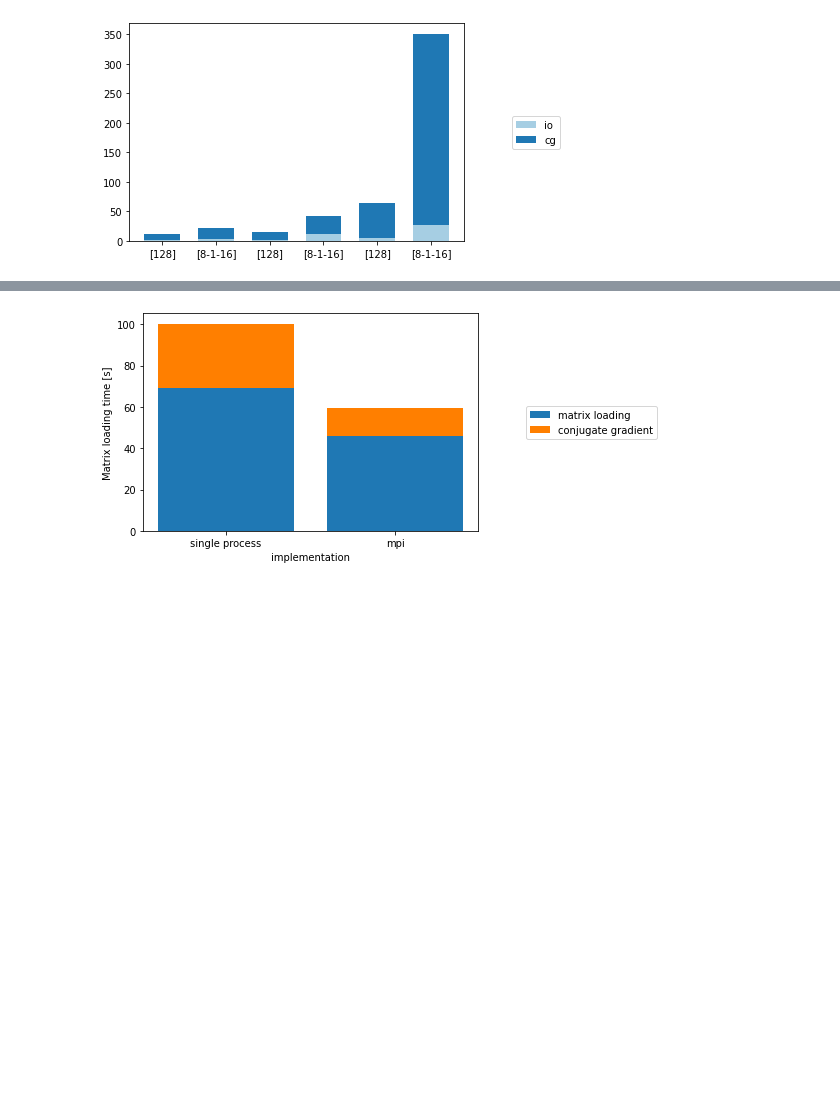
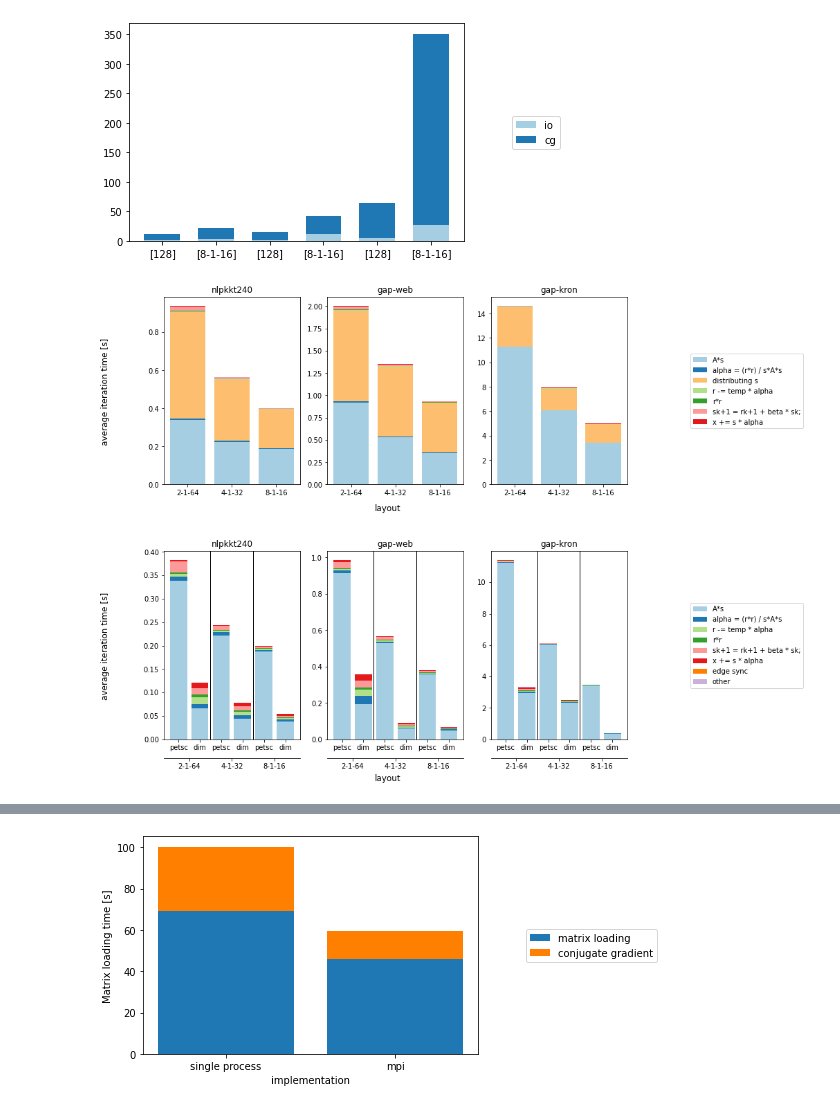
Before and after one commit to rurabori/diploma_research, a Jupyter notebook: scripts/data_analysis/graphs.ipynb, the cells around one changed output, grey strips where cells are left out. Cells and saved outputs as stored; diff of their text form; code cells hidden in the pictures; blank space fills up the shorter version.

Commit message:
Add benchmarks with PETSc.

```diff
--- a/scripts/data_analysis/graphs.ipynb
+++ b/scripts/data_analysis/graphs.ipynb
@@ -454,3 +459,61 @@ lgd = fig.legend(
 # %% [output]
 [2]
 [figure]
+# %%
+
+def load_p_stats(mat):
+    mat_dir = Path(f'../../resources/benchmark_data/cg_petsc/{mat}')
+    return {layout: normalize(load_mpi_stats_impl(f'cg_petsc/{mat}/{layout}'))
+            for layout in map(lambda path: path.parts[-1], mat_dir.glob('*'))}
+
+
+def plot_p_one(ax, name, ds, layouts={'2-1-64', '4-1-32', '8-1-16'}):
+    layouts = sorted(layouts, key=lambda x: [*map(int, x.split('-'))])
+    ax.set_title(name)
+    for i, layout in enumerate(layouts):
+        ds_l = ds[layout]
+        ds_r = cg_dim_ds[name][layout]
+
+        del ds_l['cg']['steps']['distributing s']
+        plot_one(ax, ds_l, 1 * i)
+
+
+        del ds_r['cg']['steps']['distributing s']
+        plot_one(ax, ds_r, 1 * i + 0.5)
+
+    ax.set_xticks(np.arange(len(layouts) * 2) * 0.5, ['petsc', 'dim'] * 3)
+
+    for x in np.arange(2) + 0.74:
+        ax.axvline(x, linewidth=1, color='black')
+
+    sec_x = ax.secondary_xaxis(-0.1)
+    sec_x.set_ticks(np.arange(3) + 0.25, layouts)
+
+
+def plot_p(ds, layouts: set = {'2-1-64', '4-1-32', '8-1-16'}):
+    fig, axes = plt.subplots(1, len(ds), figsize=(12, 5))
+
+    for i, (matrix, data) in enumerate(ds.items()):
+        plot_p_one(axes[i], matrix, data, layouts)
+
+    supx = fig.supxlabel("layout", y=-0.05)
+    supy = fig.supylabel("average iteration time [s]")
+
+    handles, labels = fig.gca().get_legend_handles_labels()
+    by_label = dict(zip(labels, handles))
+    lgd = fig.legend(
+        by_label.values(), by_label.keys(), loc="center left", bbox_to_anchor=(1, 0.5)
+    )
+
+    fig.savefig('petsc_vs_dim.pdf', bbox_extra_artists=(
+        lgd, supx, supy), bbox_inches='tight')
+
+
+petsc_stats = {matrix: load_p_stats(matrix) for matrix in [
+    'nlpkkt240', 'gap-web', 'gap-kron']}
+
+plot_mt(petsc_stats, file_to_save='petsc_mpi.pdf', with_sp=False)
+plot_p(petsc_stats)
+# %% [output]
+[figure, added]
+[figure, added]
```
Also changed, not shown: parts of 8 cells of this notebook, 3 other files.
